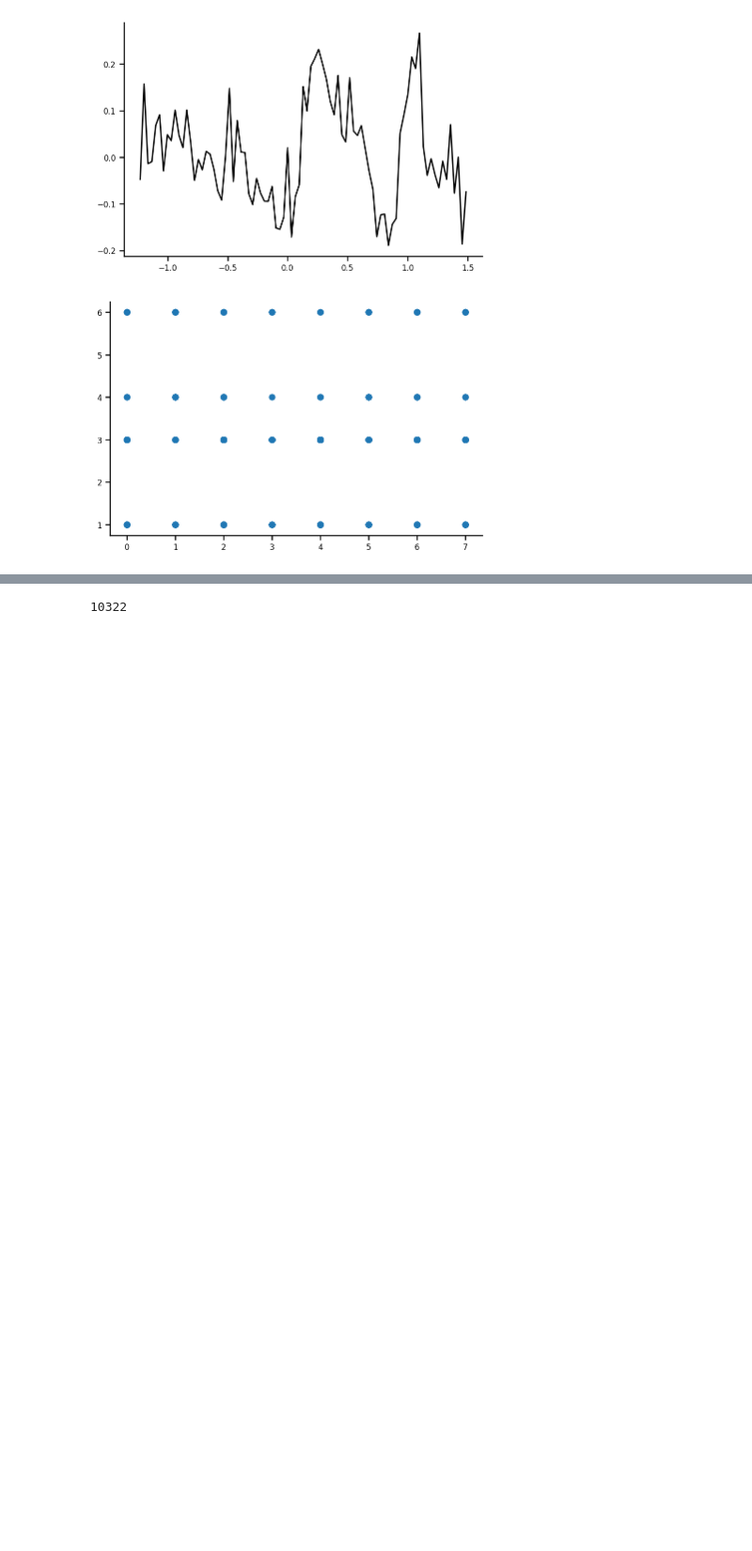
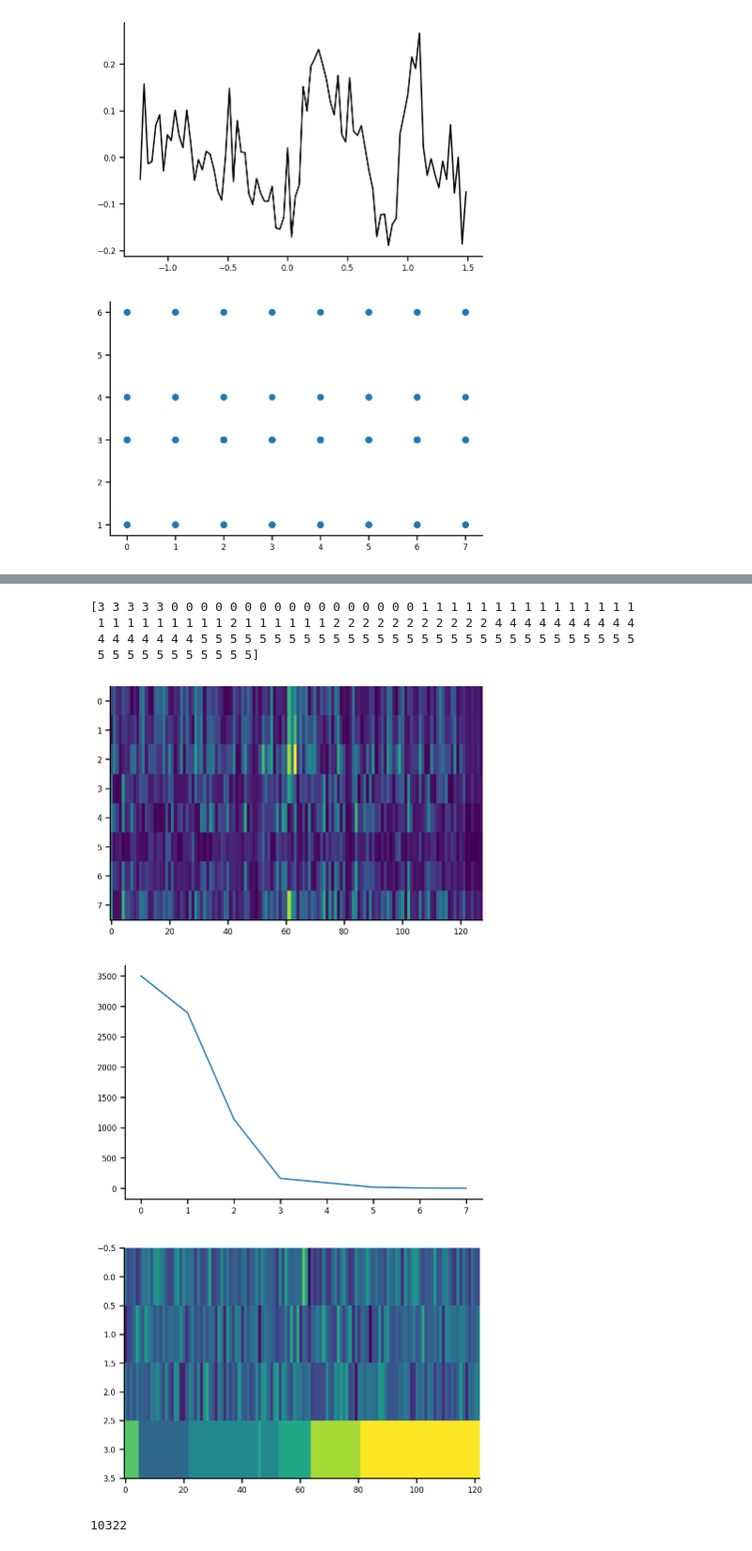
Before and after one commit to Akhilesh-K-Yadav/NMA-22-DL-Saltenas-Project, a Jupyter notebook: Saltenas.ipynb, the cells around one changed output, grey strips where cells are left out. Shown: that part at 94% size. Drawn from its saved outputs; the diff is of its cells as text; code cells hidden in the pictures; blank space fills up the shorter version.

```diff
--- a/Saltenas.ipynb
+++ b/Saltenas.ipynb
@@ -706,3 +735,35 @@ print(correct)
+# %%
+
+
+
+weights = net.mlp[6].weight@net.mlp[4].weight@net.mlp[2].weight@net.mlp[0].weight
+#weights = net.mlp[0].weight
+
+weights = weights.to('cpu').detach().numpy()
+
+print(cell_mouse)
+weights_plus_mouse = np.vstack((weights[:,:122], cell_mouse,cell_mouse,cell_mouse))
+
+plt.imshow(np.abs(weights),aspect='auto')
+
+U, Sig, V = torch.svd(torch.tensor(weights))
+
+plt.figure()
+plt.plot(Sig)
+
+
+Vweights_plus_mouse = np.vstack((V[:122,:3].T, cell_mouse/10))
+plt.figure()
+fig2 = plt.imshow(Vweights_plus_mouse,aspect='auto')
+#U, Sigma, V = net_svd(net.to('cpu'), train_input_mouse.size()[1])
+# %% [output]
+[3 3 3 3 3 0 0 0 0 0 0 0 0 0 0 0 0 0 0 0 0 0 1 1 1 1 1 1 1 1 1 1 1 1 1 1 1
+ 1 1 1 1 1 1 1 1 1 2 1 1 1 1 1 1 2 2 2 2 2 2 2 2 2 2 2 4 4 4 4 4 4 4 4 4 4
+ 4 4 4 4 4 4 4 5 5 5 5 5 5 5 5 5 5 5 5 5 5 5 5 5 5 5 5 5 5 5 5 5 5 5 5 5 5
+ 5 5 5 5 5 5 5 5 5 5 5]
+[figure, added]
+[figure, added]
+[figure, added]
 # %%
 def train_test_classification(net, criterion, optimizer, train_loader,
                               test_loader, num_epochs=1, verbose=True,
```
Also changed, not shown: parts of 11 cells of this notebook.
